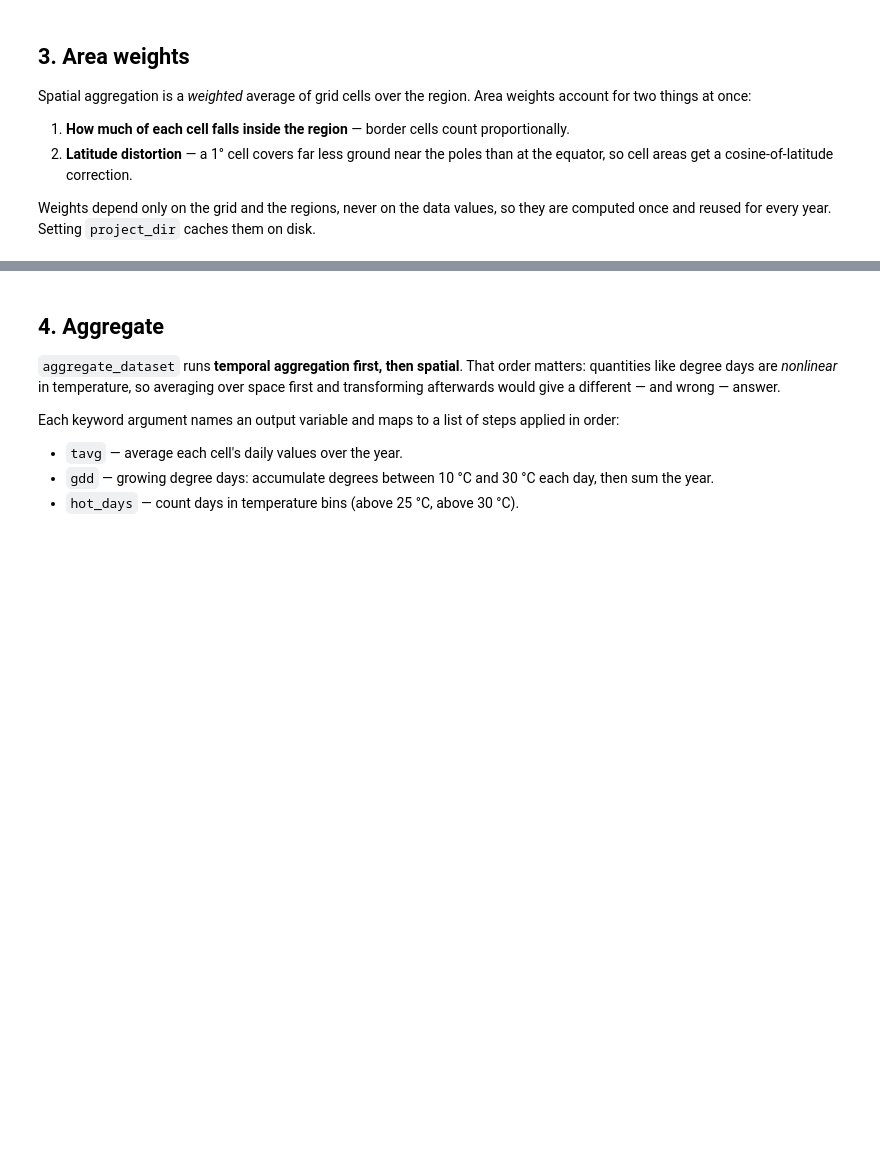
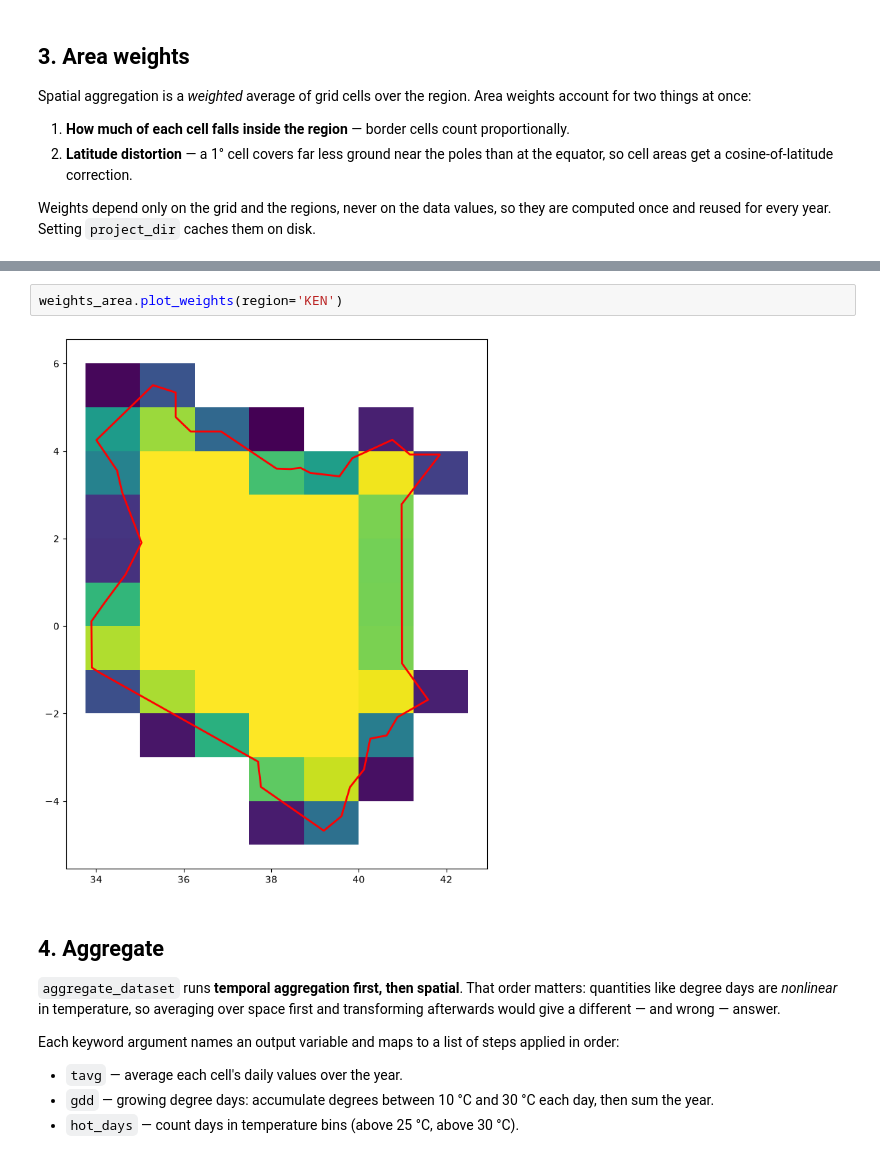
Before and after one commit to dylanhogan/aggfly, a Jupyter notebook: examples/notebooks/quickstart_public_data.ipynb, the cells around one changed output, grey strips where cells are left out. Drawn from its saved outputs; the diff is of its cells as text; blank space fills up the shorter version.

```diff
--- a/examples/notebooks/quickstart_public_data.ipynb
+++ b/examples/notebooks/quickstart_public_data.ipynb
@@ -142,3 +193,7 @@ weights_area.weights.head()
+# %%
+weights_area.plot_weights(region='KEN')
+# %% [output]
+[figure, added]
 # %% [markdown]
 ## 4. Aggregate
 
```
Also changed, not shown: parts of 18 cells of this notebook, 11 other files.
